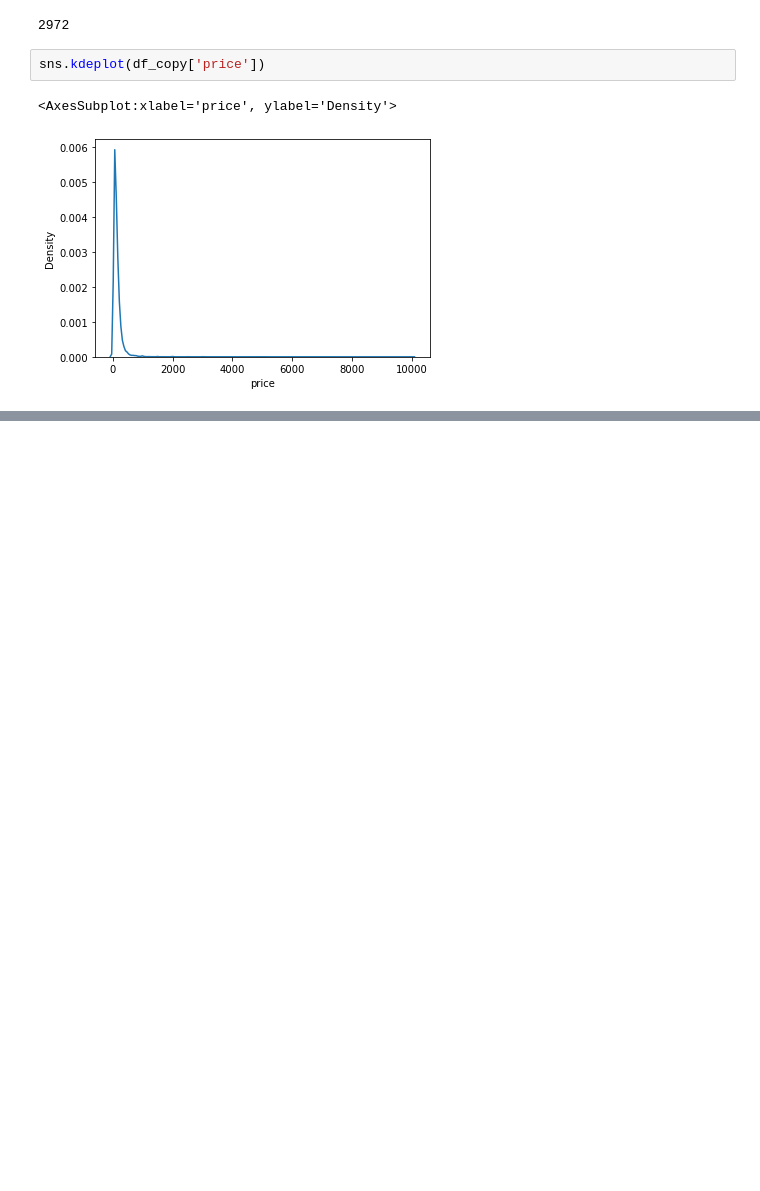
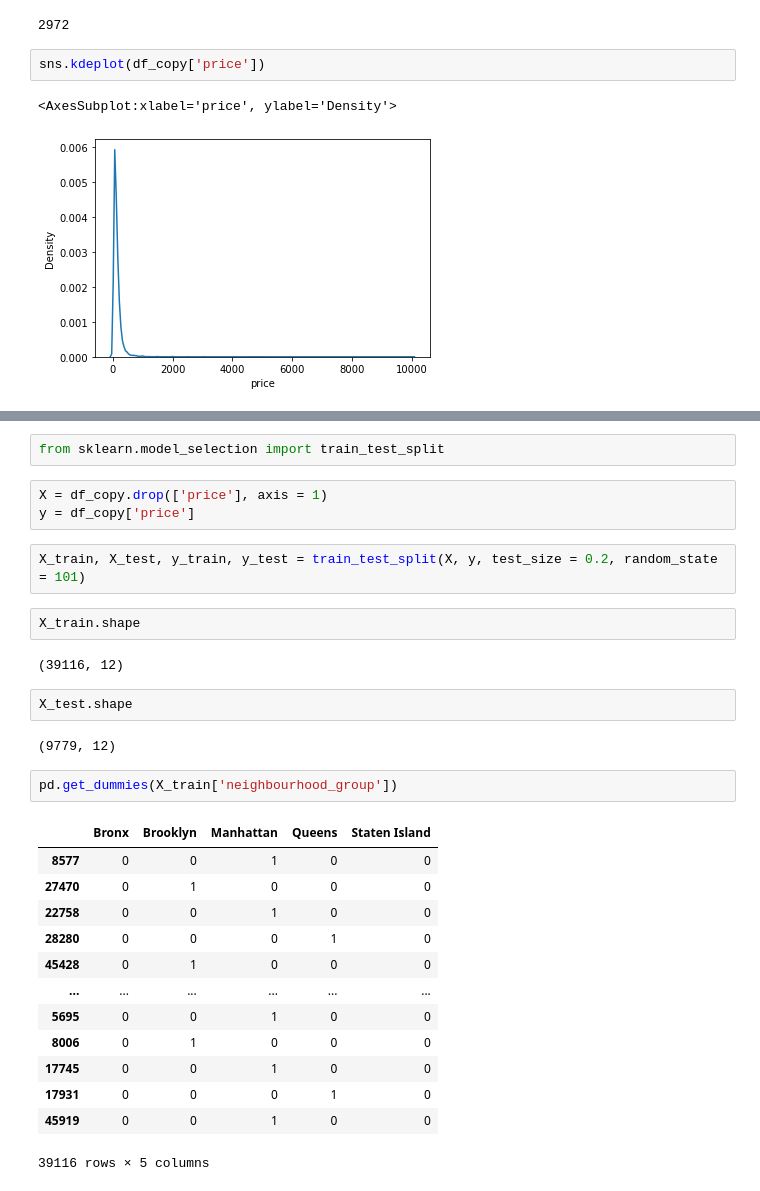
Before and after one commit to suhasmaddali/Airbnb-Home-Prices-Prediction, a Jupyter notebook: Airbnb Home Prices Prediction Project.ipynb, the cells around one changed output, grey strips where cells are left out. Saved outputs shown, nothing was run; the diff lists cells and outputs as text; blank space fills up the shorter version.

```diff
--- a/Airbnb Home Prices Prediction Project.ipynb
+++ b/Airbnb Home Prices Prediction Project.ipynb
@@ -569,0 +568,31 @@ from sklearn.model_selection import train_test_split
+# %%
+from sklearn.model_selection import train_test_split
+# %%
+X = df_copy.drop(['price'], axis = 1)
+y = df_copy['price']
+# %%
+X_train, X_test, y_train, y_test = train_test_split(X, y, test_size = 0.2, random_state = 101)
+# %%
+X_train.shape
+# %% [output]
+(39116, 12)
+# %%
+X_test.shape
+# %% [output]
+(9779, 12)
+# %%
+pd.get_dummies(X_train['neighbourhood_group'])
+# %% [output]
+|  | Bronx | Brooklyn | Manhattan | Queens | Staten Island |
+| 8577 | 0 | 0 | 1 | 0 | 0 |
+| 27470 | 0 | 1 | 0 | 0 | 0 |
+| 22758 | 0 | 0 | 1 | 0 | 0 |
+| 28280 | 0 | 0 | 0 | 1 | 0 |
+| 45428 | 0 | 1 | 0 | 0 | 0 |
+| ... | ... | ... | ... | ... | ... |
+| 5695 | 0 | 0 | 1 | 0 | 0 |
+| 8006 | 0 | 1 | 0 | 0 | 0 |
+| 17745 | 0 | 0 | 1 | 0 | 0 |
+| 17931 | 0 | 0 | 0 | 1 | 0 |
+| 45919 | 0 | 0 | 1 | 0 | 0 |
+39116 rows × 5 columns
```
Also changed, not shown: parts of 7 cells of this notebook.
